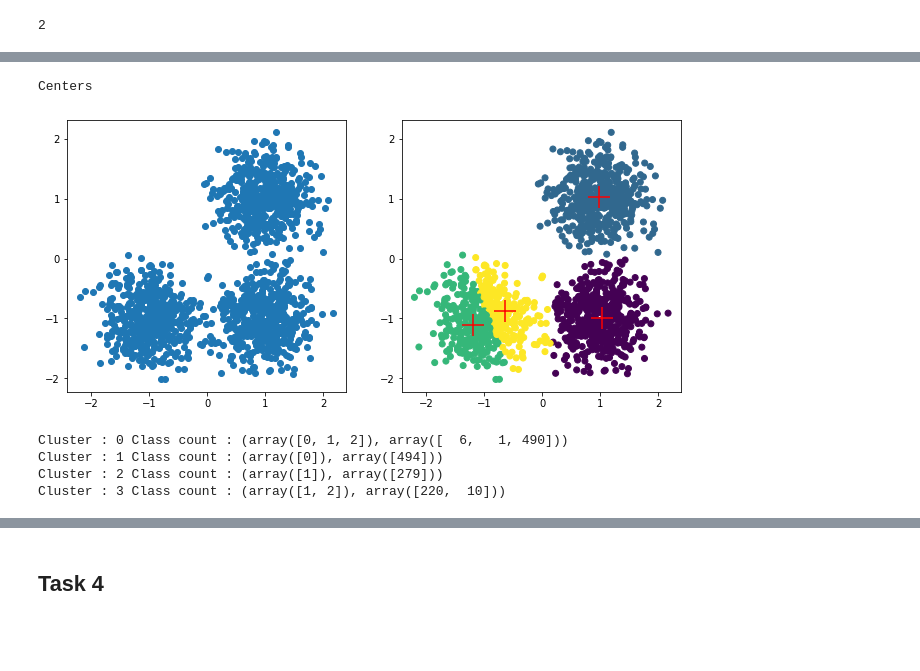
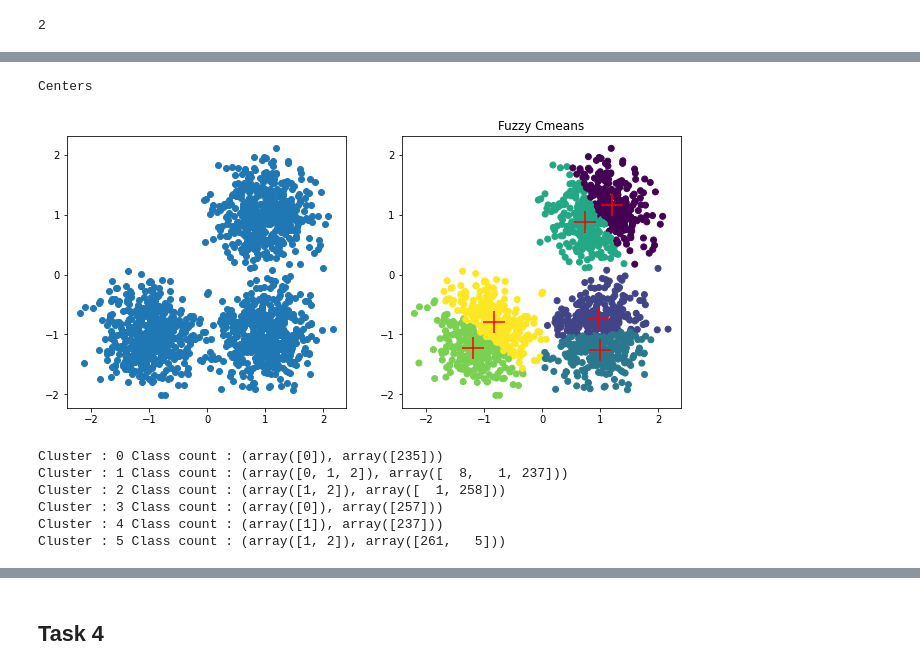
Before and after one commit to mosemb/Assignments_Wellbeing-Technologies, a Jupyter notebook: Assignment3/Assignment_3.ipynb, the cells around one changed output, grey strips where cells are left out. Cells and saved outputs as stored; diff of their text form; code cells hidden in the pictures; blank space fills up the shorter version.

```diff
--- a/Assignment3/Assignment_3.ipynb
+++ b/Assignment3/Assignment_3.ipynb
@@ -152,6 +152,8 @@ def fcmeans(X,clusters):
     axes[0].scatter(X[:,0], X[:,1])
     axes[1].scatter(X[:,0], X[:,1], c=pred)
     axes[1].scatter(centers[:,0], centers[:,1], marker="+", s=500, c='r' )
+    plt.savefig('FCMeans.png')
+    plt.title("Fuzzy Cmeans")
     plt.show()
     return centers, pred
 # %%
@@ -175,10 +177,10 @@ def fcmeans2(X,clusters):
     #plt.show()
     return centers, pred
 # %%
-test = fcmeans(X,4)
+test = fcmeans(X,6)
 # %% [output]
 Centers
-[figure, old version]
+[figure, new version]
 # %%
 #np.unique(test[1])
 def d_fcmeans(labels,y):
@@ -195,10 +197,12 @@ def d_fcmeans(labels,y):
         print("Cluster :",i, "Class count :",count)
 d_fcmeans(test,y)
 # %% [output]
-Cluster : 0 Class count : (array([0, 1, 2]), array([  6,   1, 490]))
-Cluster : 1 Class count : (array([0]), array([494]))
-Cluster : 2 Class count : (array([1]), array([279]))
-Cluster : 3 Class count : (array([1, 2]), array([220,  10]))
+Cluster : 0 Class count : (array([0]), array([235]))
+Cluster : 1 Class count : (array([0, 1, 2]), array([  8,   1, 237]))
+Cluster : 2 Class count : (array([1, 2]), array([  1, 258]))
+Cluster : 3 Class count : (array([0]), array([257]))
+Cluster : 4 Class count : (array([1]), array([237]))
+Cluster : 5 Class count : (array([1, 2]), array([261,   5]))
 # %%
 #Trying the algorithm out on different clusters
 for i in range(5):
```
Also changed, not shown: parts of 28 cells of this notebook, 17 other files.
